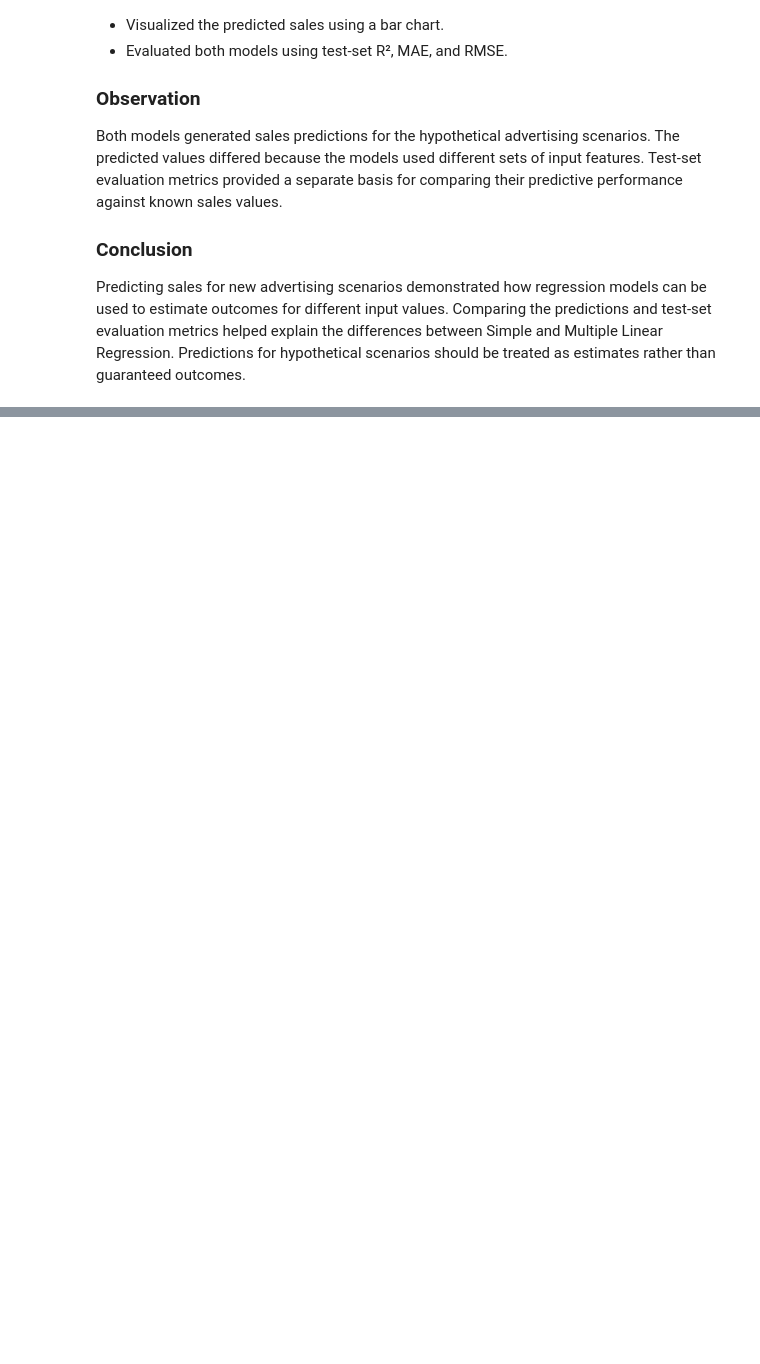
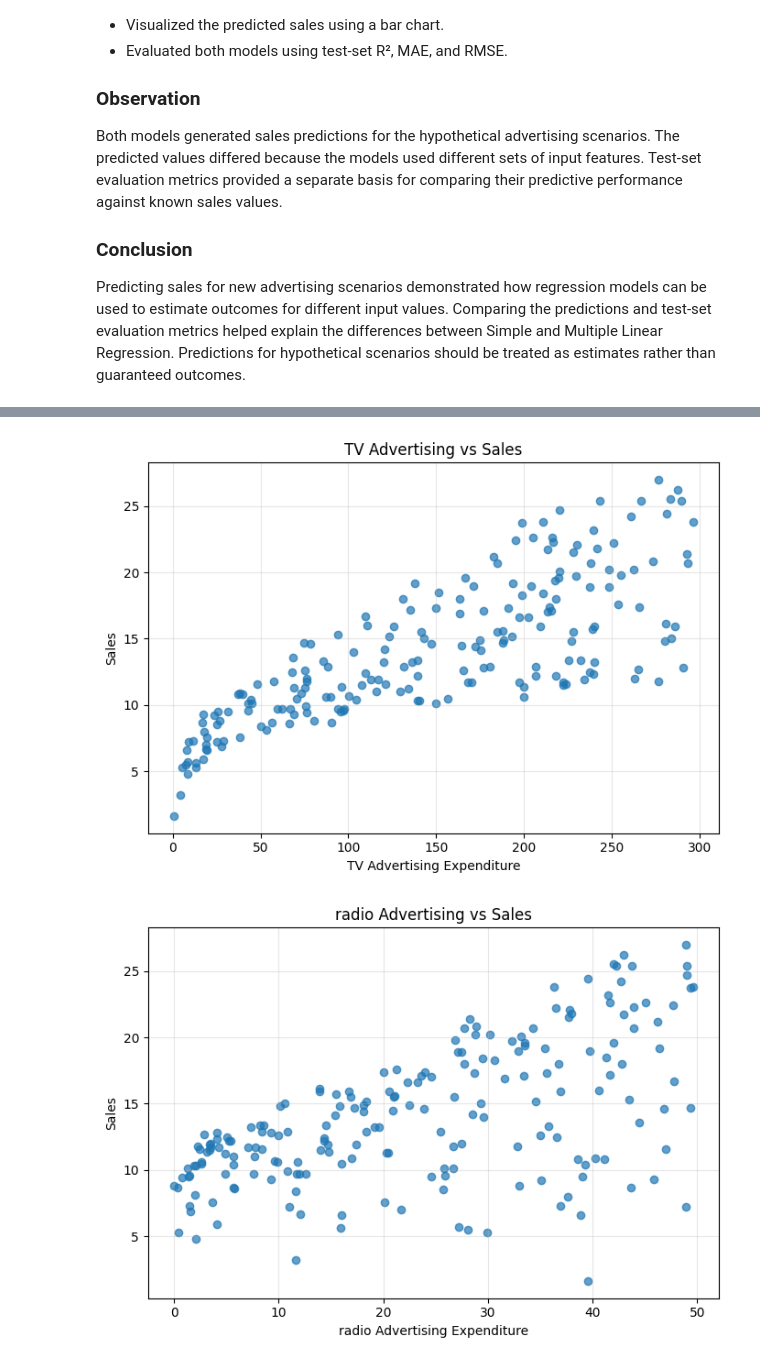
Before and after one commit to shreeshreeya69-crypto/simple-linear-regression-ybi, a Jupyter notebook: Simple_Linear_Regression_YBI.ipynb, the cells around one changed output, grey strips where cells are left out. Drawn from its saved outputs; the diff is of its cells as text; code cells hidden in the pictures; blank space fills up the shorter version.

```diff
--- a/Simple_Linear_Regression_YBI.ipynb
+++ b/Simple_Linear_Regression_YBI.ipynb
@@ -4046,0 +4049,18 @@ Predicting sales for new advertising scenarios demonstrated how regression model
+# %%
+import pandas as pd
+import numpy as np
+import matplotlib.pyplot as plt
+
+from sklearn.model_selection import train_test_split
+from sklearn.linear_model import LinearRegression
+from sklearn.metrics import r2_score, mean_absolute_error, mean_squared_error
+
+url = "https://raw.githubusercontent.com/shreeshreeya69-crypto/simple-linear-regression-ybi/main/Advertising.csv"
+
+df = pd.read_csv(url)
+df = df.drop(columns=['Unnamed: 0'], errors='ignore')
+
+print("Dataset loaded successfully!")
+print("Dataset shape:", df.shape)
+
+display(df.head())
@@ -4046,0 +4132,18 @@ Predicting sales for new advertising scenarios demonstrated how regression model
+# %%
+advertising_channels = ['TV', 'radio', 'newspaper']
+
+for channel in advertising_channels:
+    plt.figure(figsize=(7, 5))
+
+    plt.scatter(df[channel], df['sales'], alpha=0.7)
+
+    plt.xlabel(f'{channel} Advertising Expenditure')
+    plt.ylabel('Sales')
+    plt.title(f'{channel} Advertising vs Sales')
+
+    plt.grid(alpha=0.3)
+    plt.tight_layout()
+    plt.show()
+# %% [output]
+[figure, added]
+[figure, added]
```
Also changed, not shown: parts of 10 cells of this notebook.
